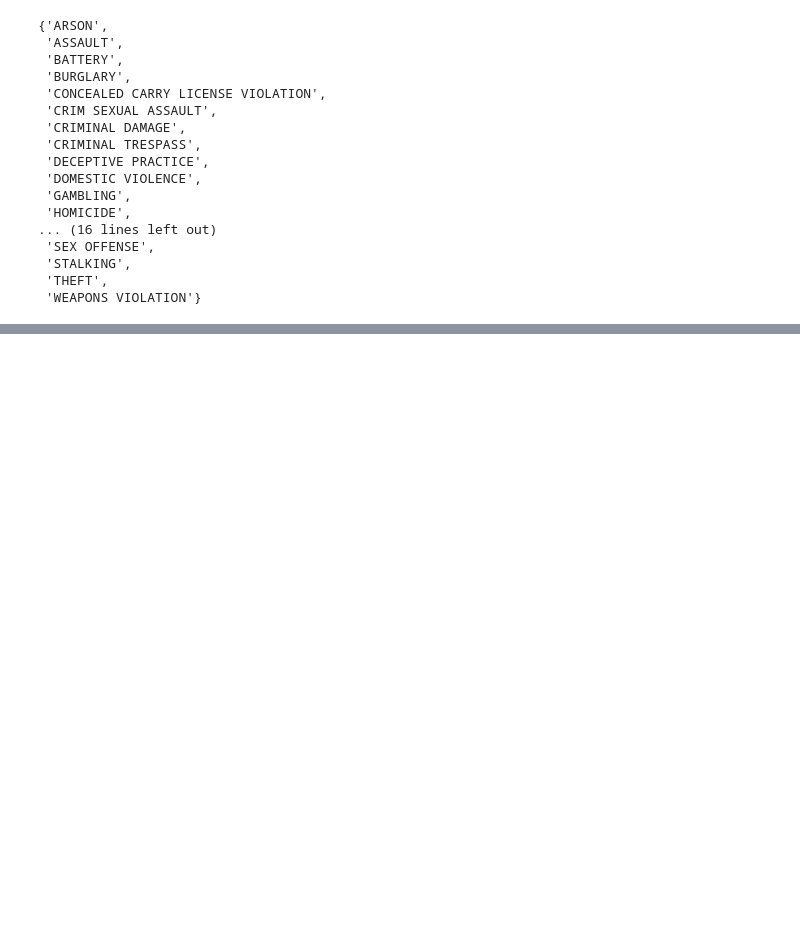
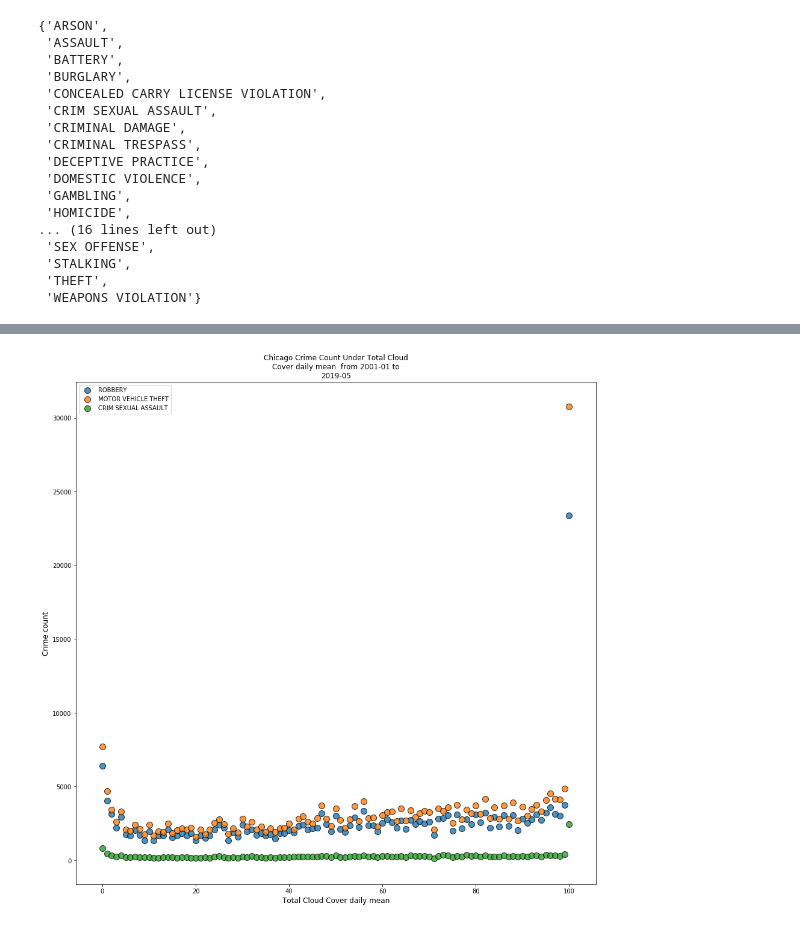
Before and after one commit to divyatv/ChicagoCrimeDataAnalysis_project1, a Jupyter notebook: crimes_weather.ipynb, the cells around one changed output, grey strips where cells are left out. Drawn from its saved outputs; the diff is of its cells as text; code cells hidden in the pictures; blank space fills up the shorter version.

```diff
--- a/crimes_weather.ipynb
+++ b/crimes_weather.ipynb
@@ -246,0 +304,4 @@ plt.show()
+# %%
+ plot_crime_weather(offense_types = [ 'ROBBERY', 'MOTOR VEHICLE THEFT', 'CRIM SEXUAL ASSAULT' ] )
+# %% [output]
+[figure, added]
```
Also changed, not shown: parts of 18 cells of this notebook, 1 other file.
